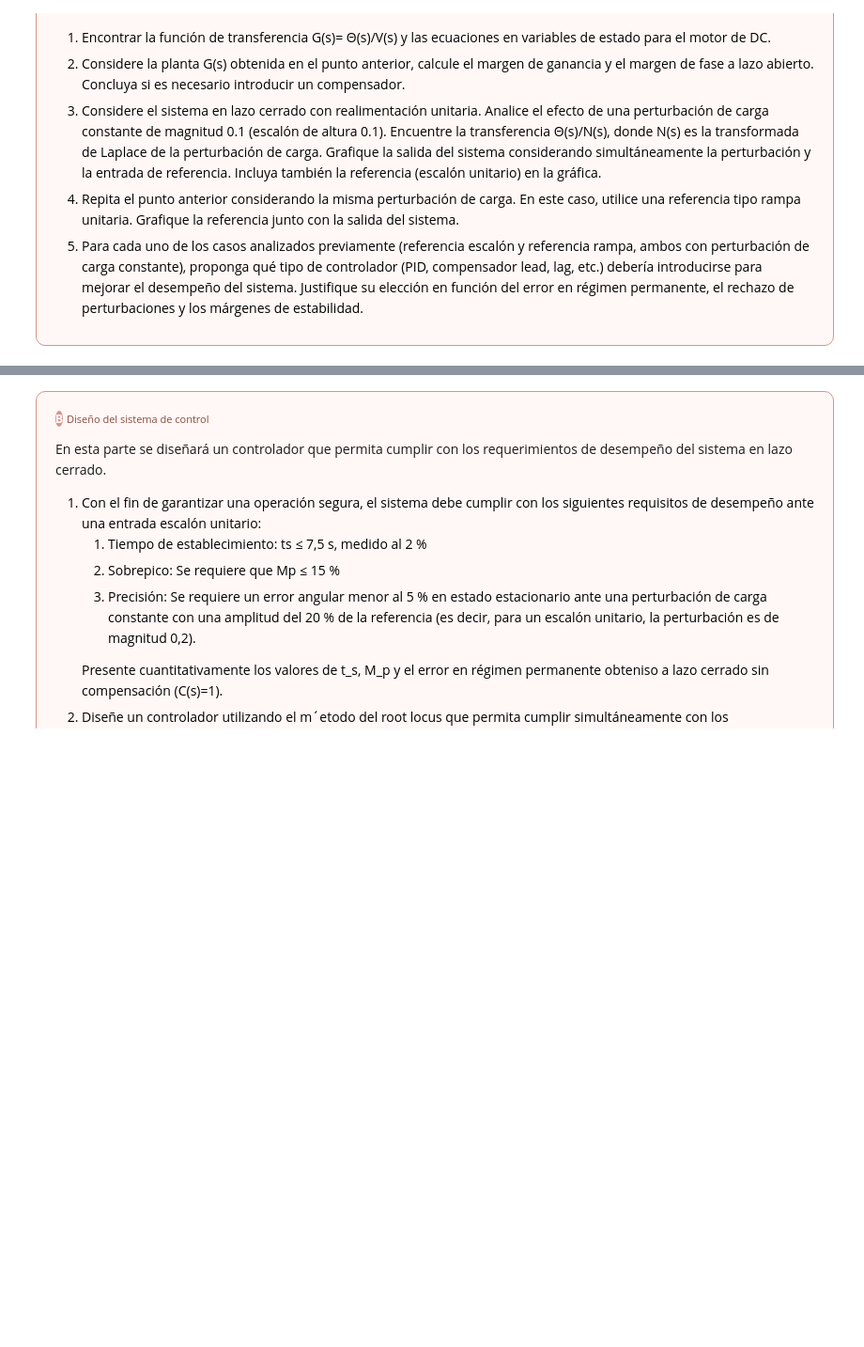
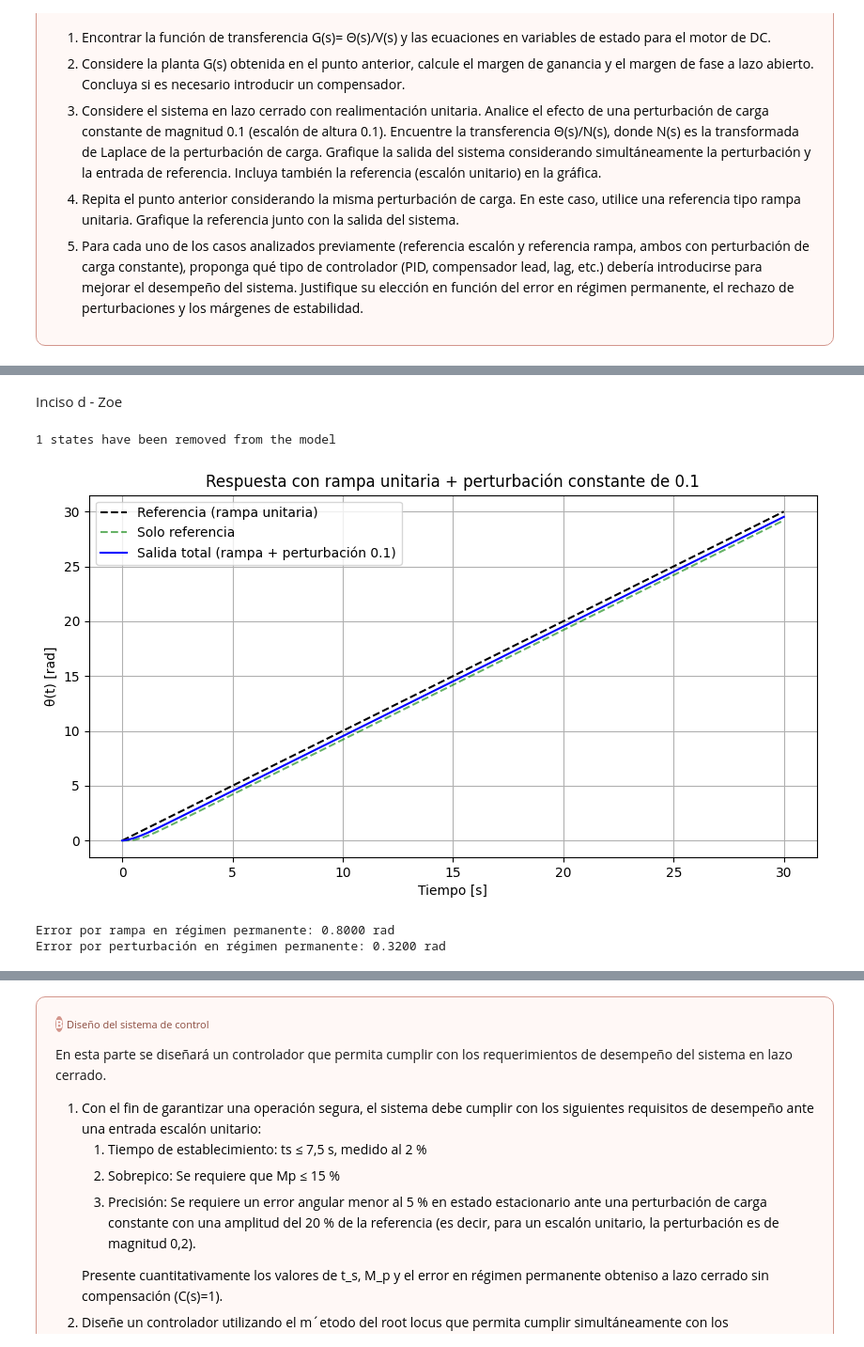
Before and after one commit to Zoevelazquez0430/TP1-SistemasDeControl, a Jupyter notebook: TP1-Control.ipynb, the cells around one changed output, grey strips where cells are left out. Shown at 94% size. Saved outputs shown, nothing was run; the diff lists cells and outputs as text; code cells hidden in the pictures; blank space fills up the shorter version.

```diff
--- a/TP1-Control.ipynb
+++ b/TP1-Control.ipynb
@@ -337,0 +491,59 @@
+# %% [markdown]
+Inciso d - Zoe
+# %%
+import control as ctrl
+import matplotlib.pyplot as plt
+import numpy as np
+
+# Parámetros
+L = 0.15
+R = 0.7
+K_e = 0.1
+J_val = 0.02
+B_val = 0.25
+K_t = 0.25
+
+# Planta y parte mecánica
+G = ctrl.tf([K_t], [L*J_val, J_val*R + B_val*L, B_val*R + K_e*K_t, 0])
+G_mec = ctrl.tf([1], [J_val, B_val, 0])
+
+# Lazo cerrado ante referencia
+G_cl = ctrl.feedback(G, 1)
+
+# Transferencia perturbación → salida
+G_pert = ctrl.minreal(G_mec / (1 + G))
+
+t = np.linspace(0, 30, 3000)
+
+# Rampa unitaria como señal de entrada
+rampa = t  # r(t) = t
+
+# Respuesta ante rampa: usamos forced_response
+t_r, y_r = ctrl.forced_response(G_cl, T=t, U=rampa)
+
+# Respuesta ante perturbación escalón 0.1
+_, y_pert = ctrl.step_response(0.1 * G_pert, T=t)
+
+# Salida total
+y_total = y_r + y_pert
+
+plt.figure(figsize=(10, 5))
+plt.plot(t, rampa, 'k--', label='Referencia (rampa unitaria)')
+plt.plot(t, y_r, 'g--', alpha=0.6, label='Solo referencia')
+plt.plot(t, y_total, 'b', label='Salida total (rampa + perturbación 0.1)')
+plt.xlabel('Tiempo [s]')
+plt.ylabel('θ(t) [rad]')
+plt.title('Respuesta con rampa unitaria + perturbación constante de 0.1')
+plt.legend()
+plt.grid(True)
+plt.show()
+
+# Error en régimen permanente
+error_rampa = rampa - y_r
+print(f"Error por rampa en régimen permanente: {error_rampa[-1]:.4f} rad")
+print(f"Error por perturbación en régimen permanente: {y_pert[-1]:.4f} rad")
+# %% [output]
+1 states have been removed from the model
+[figure, added]
+Error por rampa en régimen permanente: 0.8000 rad
+Error por perturbación en régimen permanente: 0.3200 rad
```
Also changed, not shown: parts of 10 cells of this notebook.
